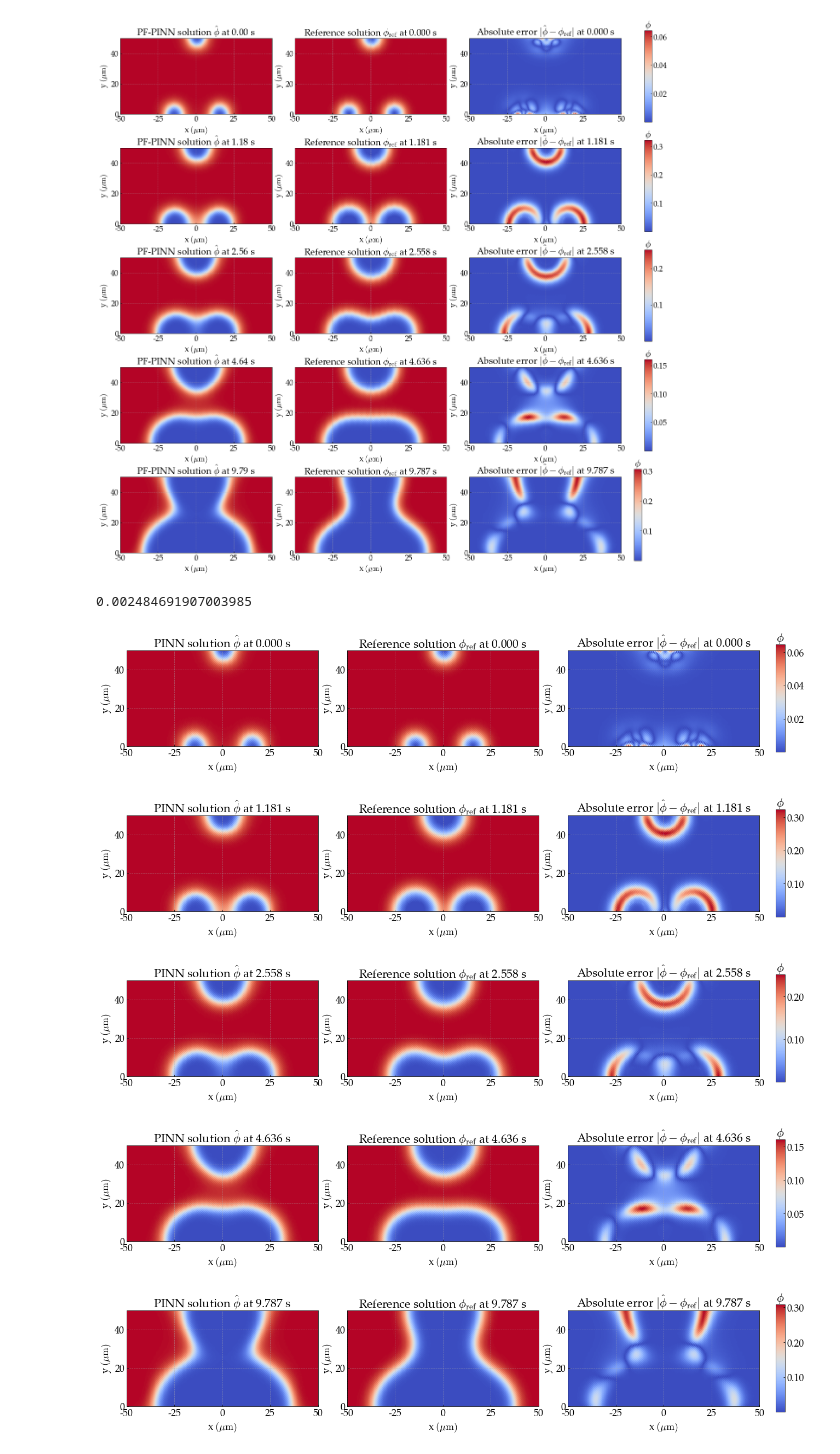
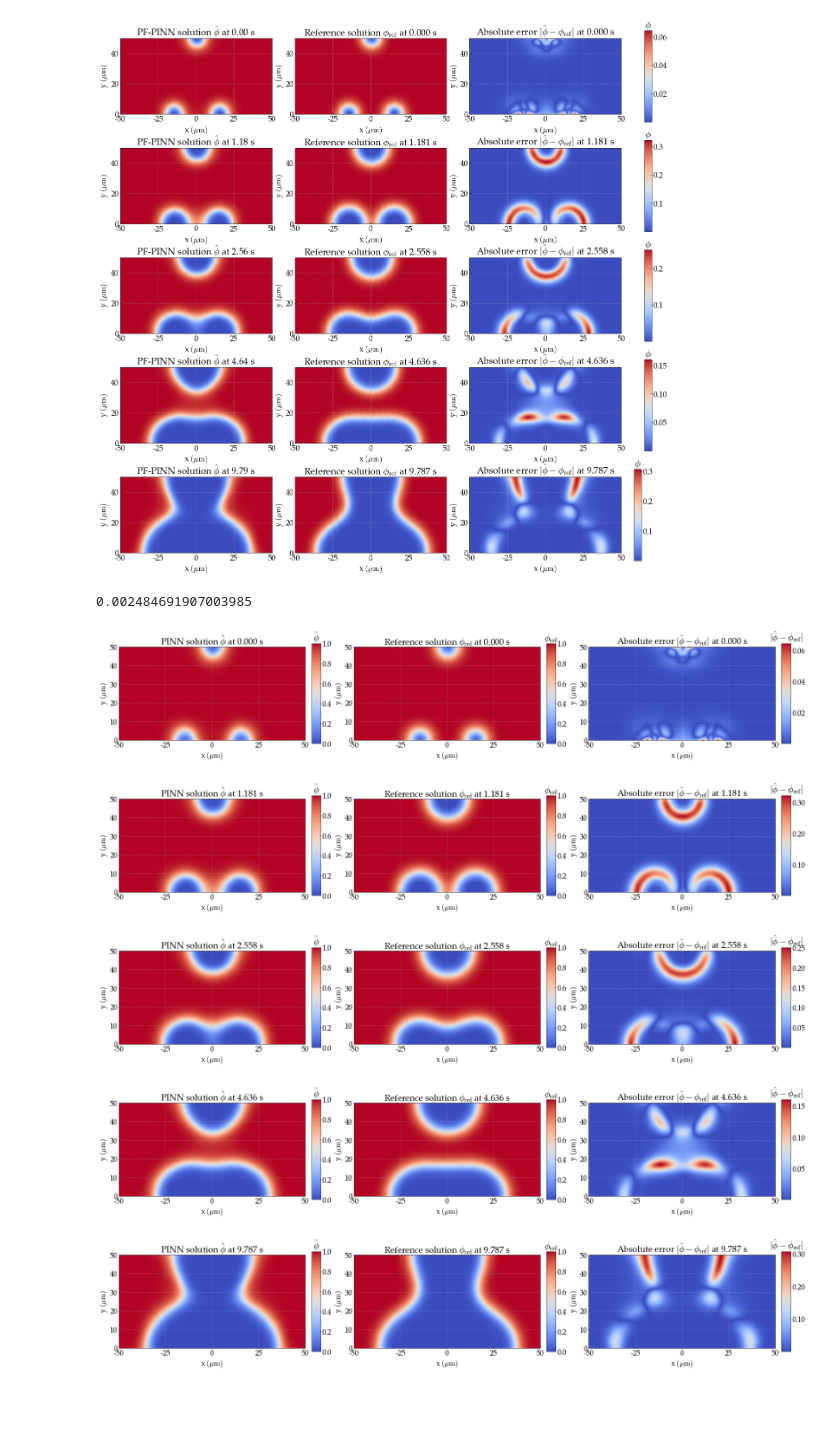
Before and after one commit to NanxiiChen/sharp-pinns, a Jupyter notebook: eval-3pits.ipynb, the cells around one changed output. Saved outputs shown, nothing was run; the diff lists cells and outputs as text; code cells hidden in the pictures; blank space fills up the shorter version.

```diff
--- a/eval-3pits.ipynb
+++ b/eval-3pits.ipynb
@@ -180,6 +179,9 @@ ax.legend(loc="lower right")
 <matplotlib.legend.Legend at 0x...>
 [figure]
 # %%
+rc.update(configs)
+
+
 ts = [0.000, 1.181, 2.558, 4.636, 9.787]
 # ts = [ 49.15]
 mesh_points = np.load("./data/2d-3pits/mesh_points.npy") * 1e4
@@ -255,6 +257,8 @@ print(mse)
 0.002484691907003985
 [figure]
 # %%
+rc.update(configs)
+
 ts = [0.000, 1.181, 2.558, 4.636, 9.787]
 # ts = [ 49.15]
 mesh_points = np.load("./data/2d-3pits/mesh_points.npy") * 1e4
@@ -265,8 +269,10 @@ mse = 0
 # gs = gridspec.GridSpec(len(ts), 4, width_ratios=[1, 1, 1, 0.05])
 for idx, tic in enumerate(ts):
 
-    fig = plt.figure(figsize=(22, 4.5))
-    gs = gridspec.GridSpec(1, 4, width_ratios=[1, 1, 1, 0.05])
+    fig = plt.figure(figsize=(30, 4.5))
+    gs = gridspec.GridSpec(1, 6, width_ratios=[1, 0.05, 1, 0.05, 1, 0.05])
+
+
     tic_tensor = torch.ones(mesh_points.shape[0], 1).view(-1, 1) * tic * 1e-1
     mesh_tensor = torch.from_numpy(mesh_points).float()
     geotime = torch.cat([mesh_tensor, tic_tensor], dim=1).to(net.device)
@@ -274,7 +280,7 @@ for idx, tic in enumerate(ts):
         sol = net(geotime).cpu().detach().numpy()
 
     ax = fig.add_subplot(gs[0])
-    ax.scatter(mesh_points[:, 0], mesh_points[:, 1], c=sol[:, 0], cmap='coolwarm',)
+    ax.scatter(mesh_points[:, 0], mesh_points[:, 1], c=sol[:, 0], cmap='coolwarm',vmin=0, vmax=1)
     ax.xaxis.set_major_formatter(plt.FuncFormatter(lambda x, pos: f'{x*1e2:.0f}'))
     ax.yaxis.set_major_formatter(plt.FuncFormatter(lambda x, pos: f'{x*1e2:.0f}'))
     ax.xaxis.set_major_locator(plt.MultipleLocator(0.25))
@@ -285,55 +291,61 @@ for idx, tic in enumerate(ts):
     )
 
     truth = np.load("./data/2d-3pits/sol-" + f"{tic:.3f}.npy")
-    # if np.abs(tic) < 1e-5:
-    #     truth_phi = 1 - (1 - np.tanh(np.sqrt(OMEGA_PHI) /
-    #                                  np.sqrt(2 * ALPHA_PHI) * \
-    #                                 ( np.sqrt((np.abs(mesh_points[:, 0]) - 0.15)**2 + mesh_points[:, 1]**2) -0.05) / 1e4)) / 2
-    #     truth = np.vstack([truth_phi, truth_phi]).T
-
     diff = np.abs(truth[:, 0] - sol[:, 0])
 
+    ax_bar = fig.add_subplot(gs[1])
+    fig.colorbar(ax.collections[0], cax=ax_bar, orientation='vertical',)
+    ax_bar.set_title(r'$\hat\phi$', loc='center')
+    ax_bar.yaxis.set_major_formatter(plt.FuncFormatter(lambda x, pos: f'{x:.1f}'))
+    pos = ax_bar.get_position()
+    ax_bar.set_position([pos.x0 - 0.015, pos.y0, pos.width, pos.height])
 
-    ax = fig.add_subplot(gs[1])
-    ax.scatter(mesh_points[:, 0], mesh_points[:, 1], c=truth[:, 0], cmap='coolwarm',)
+
+    ax = fig.add_subplot(gs[2])
+    ax.scatter(mesh_points[:, 0], mesh_points[:, 1], c=truth[:, 0], cmap='coolwarm',vmin=0,vmax=1)
     ax.xaxis.set_major_formatter(plt.FuncFormatter(lambda x, pos: f'{x*1e2:.0f}'))
     ax.yaxis.set_major_formatter(plt.FuncFormatter(lambda x, pos: f'{x*1e2:.0f}'))
     ax.xaxis.set_major_locator(plt.MultipleLocator(0.25))
     ax.set(
         xlabel="x " + r"$\mathrm{(\mu m)}$", ylabel="y " + r"$\mathrm{(\mu m)}$", aspect='equal',
         xlim=(-0.5, 0.5), ylim=(0, 0.5),
         title=r"Reference solution $\phi_{\mathrm{ref}}$" + " at "+ f"{tic:.3f} s"
     )
 
-    ax = fig.add_subplot(gs[2])
+    ax_bar = fig.add_subplot(gs[3])
+    fig.colorbar(ax.collections[0], cax=ax_bar, orientation='vertical',)
+    ax_bar.set_title(r'$\phi_\mathrm{ref}$', loc='center')
+    ax_bar.yaxis.set_major_formatter(plt.FuncFormatter(lambda x, pos: f'{x:.1f}'))
+    pos = ax_bar.get_position()
+    ax_bar.set_position([pos.x0 - 0.015, pos.y0, pos.width, pos.height])
+
+    ax = fig.add_subplot(gs[4])
     ax.scatter(mesh_points[:, 0], mesh_points[:, 1], c=diff, cmap='coolwarm',)
     # ax.scatter(mesh_points[:, 0], mesh_points[:, 1], c=truth[:, 0], cmap='coolwarm', vmin=0, vmax=1)
     ax.xaxis.set_major_formatter(plt.FuncFormatter(lambda x, pos: f'{x*1e2:.0f}'))
     ax.yaxis.set_major_formatter(plt.FuncFormatter(lambda x, pos: f'{x*1e2:.0f}'))
     ax.xaxis.set_major_locator(plt.MultipleLocator(0.25))
     ax.set(
         xlabel="x " + r"$\mathrm{(\mu m)}$", ylabel="y " + r"$\mathrm{(\mu m)}$", aspect='equal',
         xlim=(-0.5, 0.5), ylim=(0, 0.5),
         title=r"Absolute error $|\hat\phi - \phi_{\mathrm{ref}}|$" + " at "+ f"{tic:.3f} s"
     )
     mse += np.mean(diff**2)
 
-    ax_bar = fig.add_subplot(gs[3])
+    ax_bar = fig.add_subplot(gs[5])
+    fig.colorbar(ax.collections[0], cax=ax_bar, orientation='vertical',)
+    ax_bar.set_title(r'$|\hat\phi - \phi_{\mathrm{ref}}|$', loc='center')
+    ax_bar.yaxis.set_major_formatter(plt.FuncFormatter(lambda x, pos: f'{x:.2f}'))
+    pos = ax_bar.get_position()
+    ax_bar.set_position([pos.x0 - 0.015, pos.y0, pos.width, pos.height])
 
-    # colorbar height: 0.8
-    fig.colorbar(ax.collections[0], cax=ax_bar, orientation='vertical',)
-    ax_bar.set_title(r'$\phi$', loc='center')
-    ax_bar.yaxis.set_major_formatter(plt.FuncFormatter(lambda x, pos: f'{x:.2f}'))
-    # plt.subplots_adjust(wspace=0.2, hspace=0.2)
-    pos = ax_bar.get_position()
-    ax_bar.set_position([pos.x0 - 0.015, pos.y0+pos.height*0.1, pos.width, pos.height*0.8])
     plt.savefig("./figures/2d-3pits-phi-fields-" + f"{idx}.png", dpi=300, bbox_inches='tight')
 mse /= len(ts)
 print(mse)
 # %% [output]
 0.002484691907003985
-[figure, old version]
+[figure, new version]
-[figure, old version]
+[figure, new version]
-[figure, old version]
+[figure, new version]
-[figure, old version]
+[figure, new version]
-[figure, old version]
+[figure, new version]
```
Also changed, not shown: parts of 1 cell of this notebook, 12 other files.
